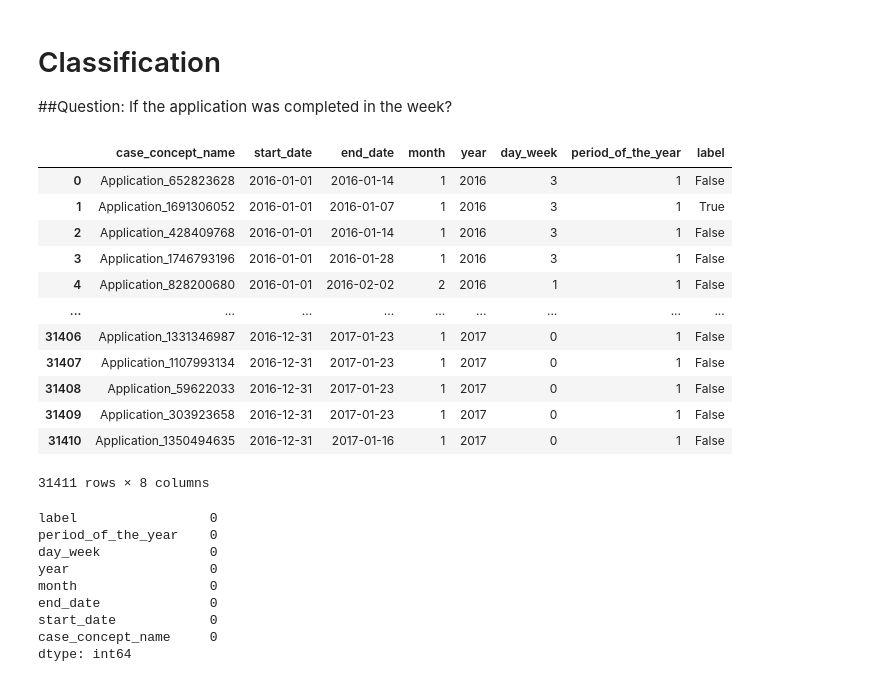
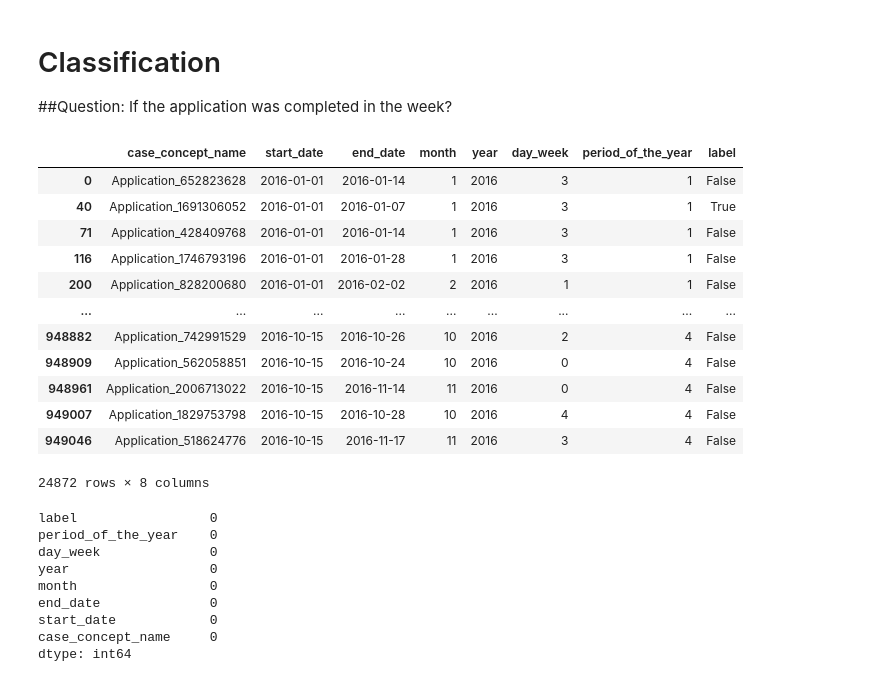
Before and after one commit to patrickherbeth/algoritimos_machine_learning, a Jupyter notebook: BPI_Challenge_2017_temporal.ipynb, the cells around one changed output. Cells and saved outputs as stored; diff of their text form; code cells hidden in the pictures.

```diff
--- a/BPI_Challenge_2017_temporal.ipynb
+++ b/BPI_Challenge_2017_temporal.ipynb
@@ -385,4 +387,6 @@ df
 # %% [markdown]
 ###Merge entre datasets
 # %%
-#apps_duration = pd.merge(df, application_df, how='inner', on='case_concept_name')
+apps_duration = pd.merge(df, application_df, how='inner', on='case_concept_name')
+apps_duration.drop_duplicates(inplace=True)
+apps_duration
@@ -393,26 +411,26 @@ df
 
 ##Question: If the application was completed in the week?
 # %%
-copy_df = df[['case_concept_name',	'start_date',	'end_date',	'month',	'year',	'day_week',	'period_of_the_year',	'label']].copy(deep=True)
+copy_df = apps_duration[['case_concept_name',	'start_date',	'end_date',	'month',	'year',	'day_week',	'period_of_the_year',	'label']].copy(deep=True)
 
 copy_df.dropna(inplace=True)
 copy_df.drop_duplicates(inplace=True)
 
 copy_df
 # %% [output]
 |  | case_concept_name | start_date | end_date | month | year | day_week | period_of_the_year | label |
 | 0 | Application_652823628 | 2016-01-01 | 2016-01-14 | 1 | 2016 | 3 | 1 | False |
-| 1 | Application_1691306052 | 2016-01-01 | 2016-01-07 | 1 | 2016 | 3 | 1 | True |
-| 2 | Application_428409768 | 2016-01-01 | 2016-01-14 | 1 | 2016 | 3 | 1 | False |
-| 3 | Application_1746793196 | 2016-01-01 | 2016-01-28 | 1 | 2016 | 3 | 1 | False |
-| 4 | Application_828200680 | 2016-01-01 | 2016-02-02 | 2 | 2016 | 1 | 1 | False |
+| 40 | Application_1691306052 | 2016-01-01 | 2016-01-07 | 1 | 2016 | 3 | 1 | True |
+| 71 | Application_428409768 | 2016-01-01 | 2016-01-14 | 1 | 2016 | 3 | 1 | False |
+| 116 | Application_1746793196 | 2016-01-01 | 2016-01-28 | 1 | 2016 | 3 | 1 | False |
+| 200 | Application_828200680 | 2016-01-01 | 2016-02-02 | 2 | 2016 | 1 | 1 | False |
 | ... | ... | ... | ... | ... | ... | ... | ... | ... |
-| 31406 | Application_1331346987 | 2016-12-31 | 2017-01-23 | 1 | 2017 | 0 | 1 | False |
-| 31407 | Application_1107993134 | 2016-12-31 | 2017-01-23 | 1 | 2017 | 0 | 1 | False |
-| 31408 | Application_59622033 | 2016-12-31 | 2017-01-23 | 1 | 2017 | 0 | 1 | False |
-| 31409 | Application_303923658 | 2016-12-31 | 2017-01-23 | 1 | 2017 | 0 | 1 | False |
-| 31410 | Application_1350494635 | 2016-12-31 | 2017-01-16 | 1 | 2017 | 0 | 1 | False |
+| 948882 | Application_742991529 | 2016-10-15 | 2016-10-26 | 10 | 2016 | 2 | 4 | False |
+| 948909 | Application_562058851 | 2016-10-15 | 2016-10-24 | 10 | 2016 | 0 | 4 | False |
+| 948961 | Application_2006713022 | 2016-10-15 | 2016-11-14 | 11 | 2016 | 0 | 4 | False |
+| 949007 | Application_1829753798 | 2016-10-15 | 2016-10-28 | 10 | 2016 | 4 | 4 | False |
+| 949046 | Application_518624776 | 2016-10-15 | 2016-11-17 | 11 | 2016 | 3 | 4 | False |
-31411 rows × 8 columns
+24872 rows × 8 columns
 # %%
 copy_df = copy_df.fillna(0)
 copy_df.isnull().sum().sort_values(ascending=False)
```
Also changed, not shown: parts of 19 cells of this notebook.
